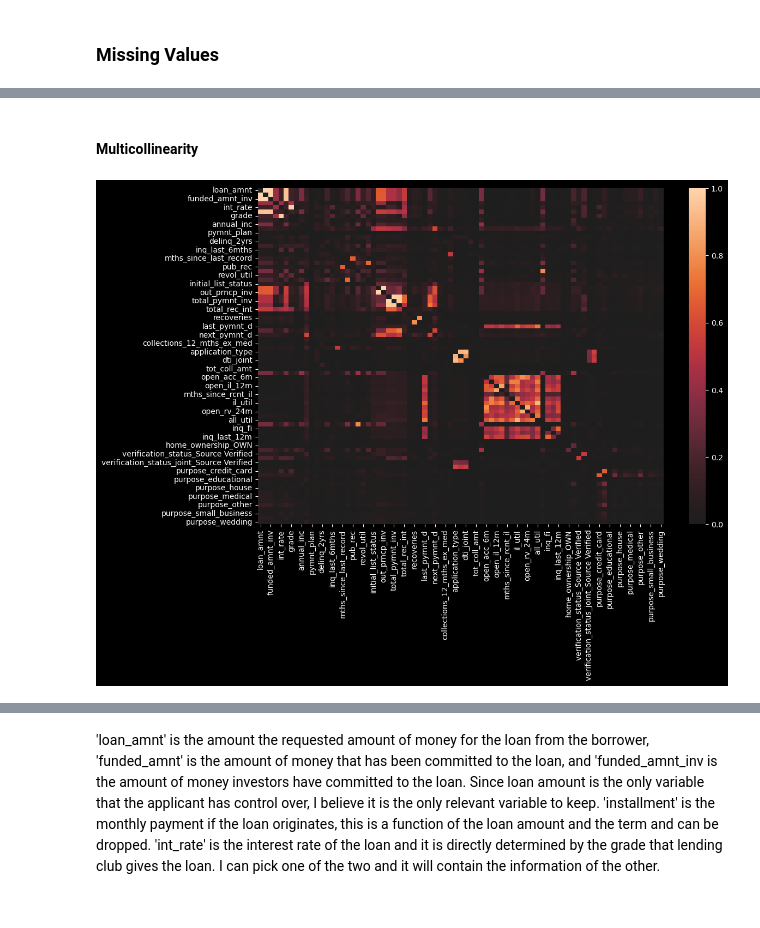
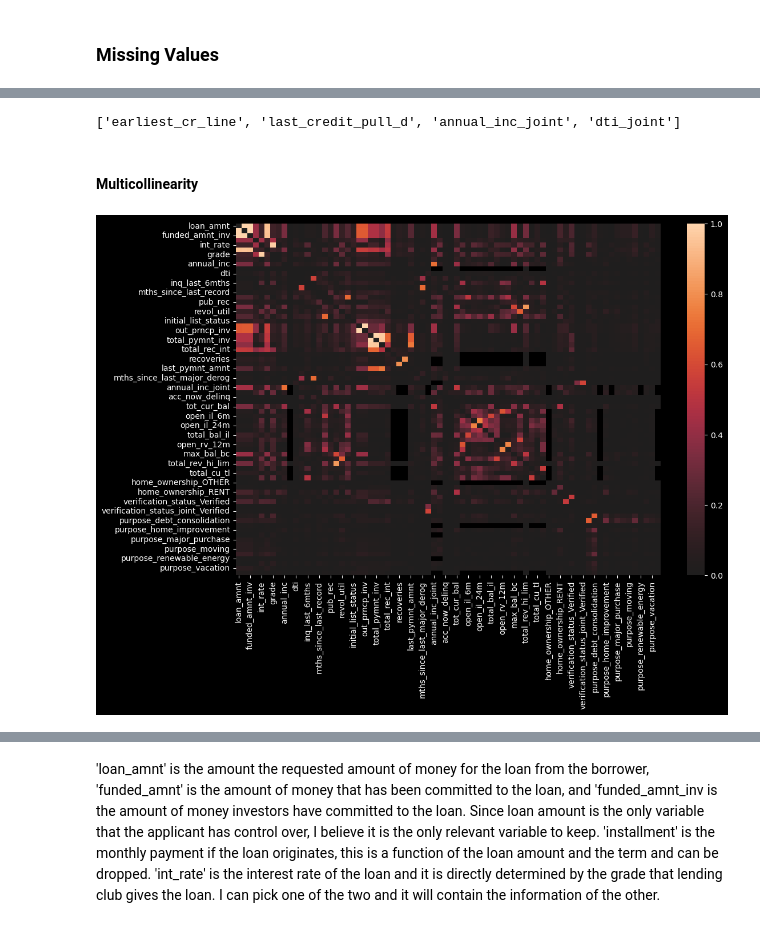
Before and after one commit to Jewdah18/Loan-Default-Risk, a Jupyter notebook: notebooks/Data Wrangling.ipynb, the cells around one changed output, grey strips where cells are left out. Drawn from its saved outputs; the diff is of its cells as text; code cells hidden in the pictures.

```diff
--- a/notebooks/Data Wrangling.ipynb
+++ b/notebooks/Data Wrangling.ipynb
@@ -357,5 +372,3 @@ list(X_num.columns[X_num.isna().sum()/X_num.shape[0] > 0])
  'inq_fi',
  'total_cu_tl',
  'inq_last_12m']
-# %%
-X_num = X_num.fillna(0)
@@ -361,0 +381,9 @@ X_num = X_num.fillna(0)
+# %%
+fill_with_zero = ['annual_inc', 'delinq_2yrs', 'inq_last_6mths', 'open_acc',
+                  'pub_rec', 'revol_util', 'total_acc', 'collections_12_mths_ex_med',
+                  'acc_now_delinq', 'tot_coll_amt', 'tot_cur_bal', 'open_acc_6m',
+                  'open_il_6m', 'open_il_12m', 'open_il_24m','total_bal_il', 'il_util',
+                  'open_rv_12m', 'open_rv_24m', 'max_bal_bc', 'all_util', 'total_rev_hi_lim',
+                  'inq_fi', 'total_cu_tl', 'inq_last_12m']
+
+X_num[fill_with_zero] = X_num[fill_with_zero].fillna(0)
@@ -362,5 +404,16 @@ X_num = X_num.fillna(0)
+# %%
+fill_with_1000 = ['mths_since_last_delinq', 'mths_since_last_record',
+                  'mths_since_last_major_derog', 'mths_since_rcnt_il']
+
+X_num[fill_with_1000] = X_num[fill_with_1000].fillna(1000)
+# %%
+list(X_num.columns[X_num.isna().sum()/X_num.shape[0] > 0])
+# %% [output]
+['earliest_cr_line', 'last_credit_pull_d', 'annual_inc_joint', 'dti_joint']
 # %% [markdown]
 #### Multicollinearity
+# %%
+X_num_no_date = X_num.select_dtypes(exclude = 'object')
 # %%
 # Function to get rid of all the diagonals in correlation heatmaps
 def zero_diagonal_heatmap(dfx, min = 0, max = None, color_map = None, threshhold = 0):
@@ -383,9 +436,9 @@ def zero_diagonal_heatmap(dfx, min = 0, max = None, color_map = None, threshhold
     # Plot the heatmap
     ax = sns.heatmap(df_cm, cmap = color_map, center = threshhold, vmin = 0, vmax = 1);
 # %%
-zero_diagonal_heatmap(X_num)
+zero_diagonal_heatmap(X_num_no_date)
 # %% [output]
-[figure, old version]
+[figure, new version]
 # %%
 zero_diagonal_heatmap(X_num, 0, 9)
 # %% [output]
```
Also changed, not shown: parts of 13 cells of this notebook, 1 other file.
